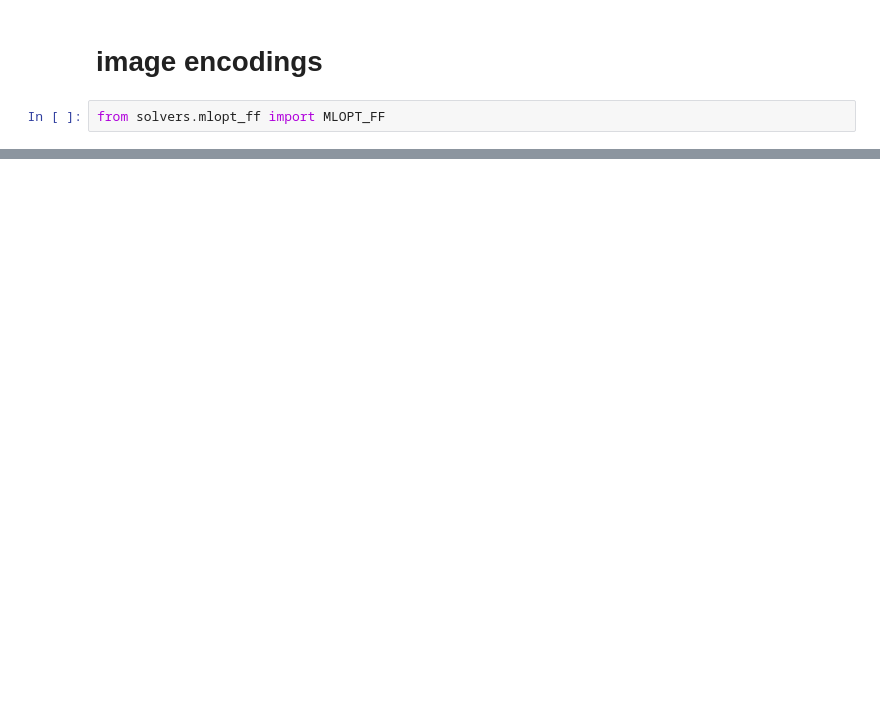
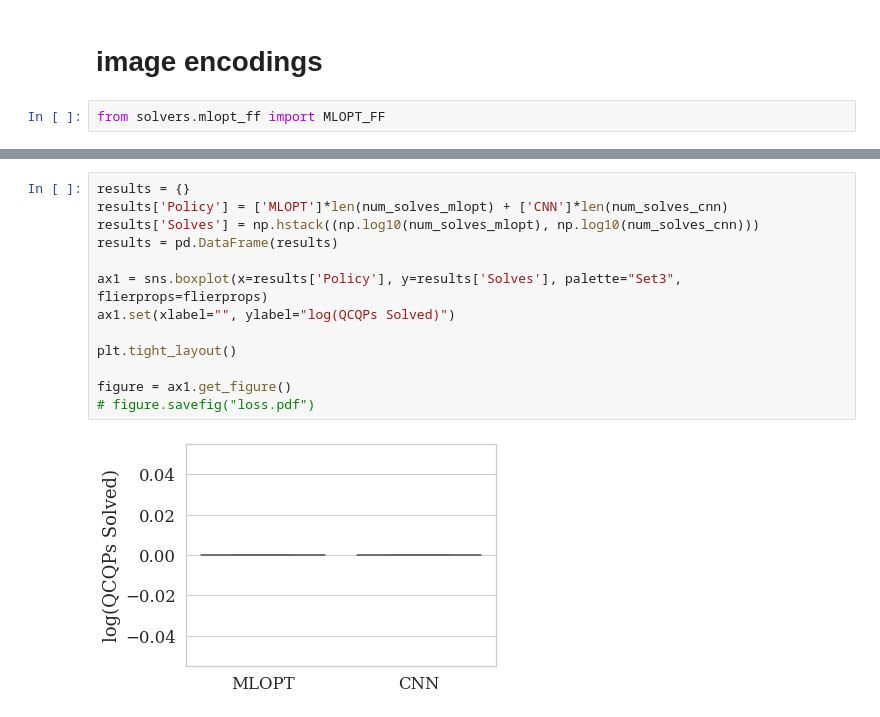
Before and after one commit to StanfordASL/CoCo, a Jupyter notebook: free_flyer_cnn.ipynb, the cells around one changed output, grey strips where cells are left out. Saved outputs shown, nothing was run; the diff lists cells and outputs as text; blank space fills up the shorter version.

```diff
--- a/free_flyer_cnn.ipynb
+++ b/free_flyer_cnn.ipynb
@@ -100,0 +250,15 @@ else:
+# %%
+results = {}
+results['Policy'] = ['MLOPT']*len(num_solves_mlopt) + ['CNN']*len(num_solves_cnn)
+results['Solves'] = np.hstack((np.log10(num_solves_mlopt), np.log10(num_solves_cnn)))
+results = pd.DataFrame(results)
+
+ax1 = sns.boxplot(x=results['Policy'], y=results['Solves'], palette="Set3", flierprops=flierprops)
+ax1.set(xlabel="", ylabel="log(QCQPs Solved)")
+
+plt.tight_layout()
+
+figure = ax1.get_figure()
+# figure.savefig("loss.pdf")
+# %% [output]
+[figure, added]
```
Also changed, not shown: parts of 17 cells of this notebook, 2 other files.
